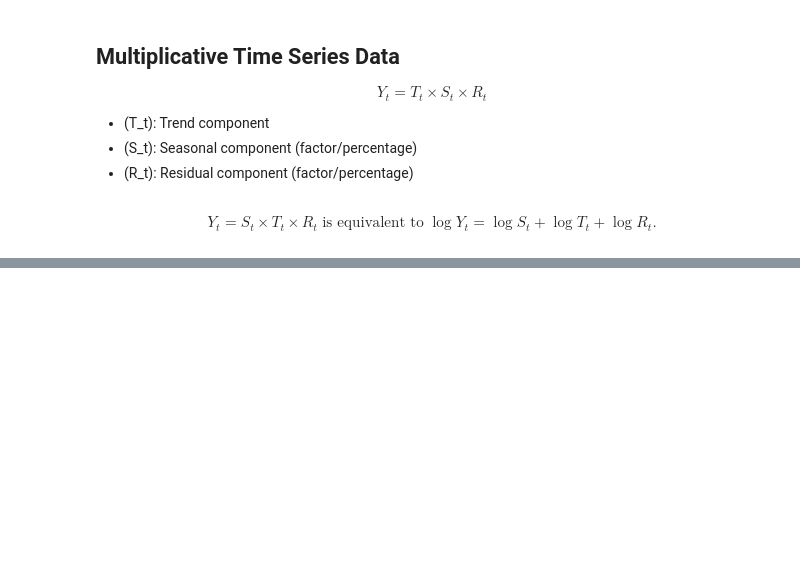
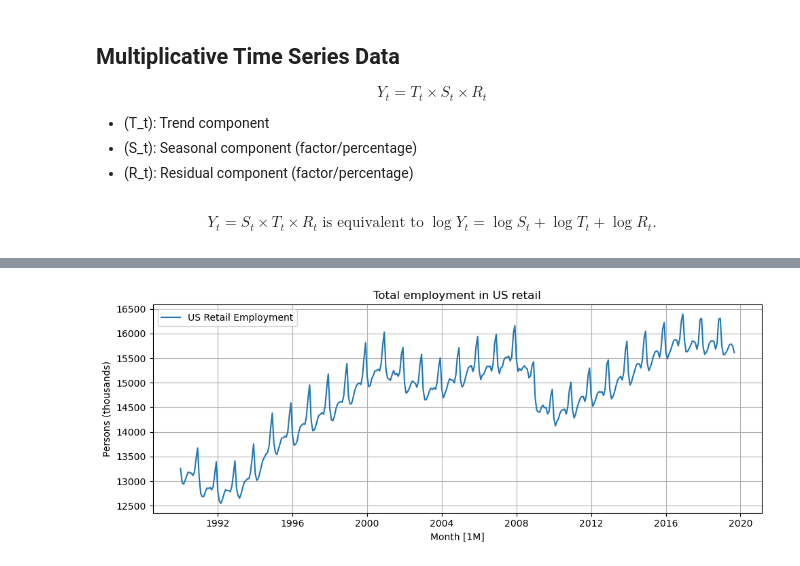
Before and after one commit to MrYelameli/introduction-to-time-series-forecasting, a Jupyter notebook: introduction_to_time_series_forecasting.ipynb, the cells around one changed output, grey strips where cells are left out. Drawn from its saved outputs; the diff is of its cells as text; code cells hidden in the pictures; blank space fills up the shorter version.

```diff
--- a/introduction_to_time_series_forecasting.ipynb
+++ b/introduction_to_time_series_forecasting.ipynb
@@ -264,0 +285,26 @@ date
+# %%
+import matplotlib.pyplot as plt
+
+# Your existing code
+us_employment = pd.read_csv("us_employment.csv", parse_dates=["ds"])
+us_retail_employment = us_employment.query(
+    '(unique_id == "Retail Trade") & (ds >= "1990-01-01")'
+)
+
+# Matplotlib plot
+plt.figure(figsize=(10, 4))
+plt.plot(
+    us_retail_employment["ds"],
+    us_retail_employment["y"],   # adjust column name if different
+    label="US Retail Employment"
+)
+
+plt.xlabel("Month [1M]")
+plt.ylabel("Persons (thousands)")
+plt.title("Total employment in US retail")
+plt.grid(True)
+plt.legend()
+plt.tight_layout()
+plt.show()
+# %% [output]
+[figure, added]
```
Also changed, not shown: parts of 22 cells of this notebook, 3 other files.
